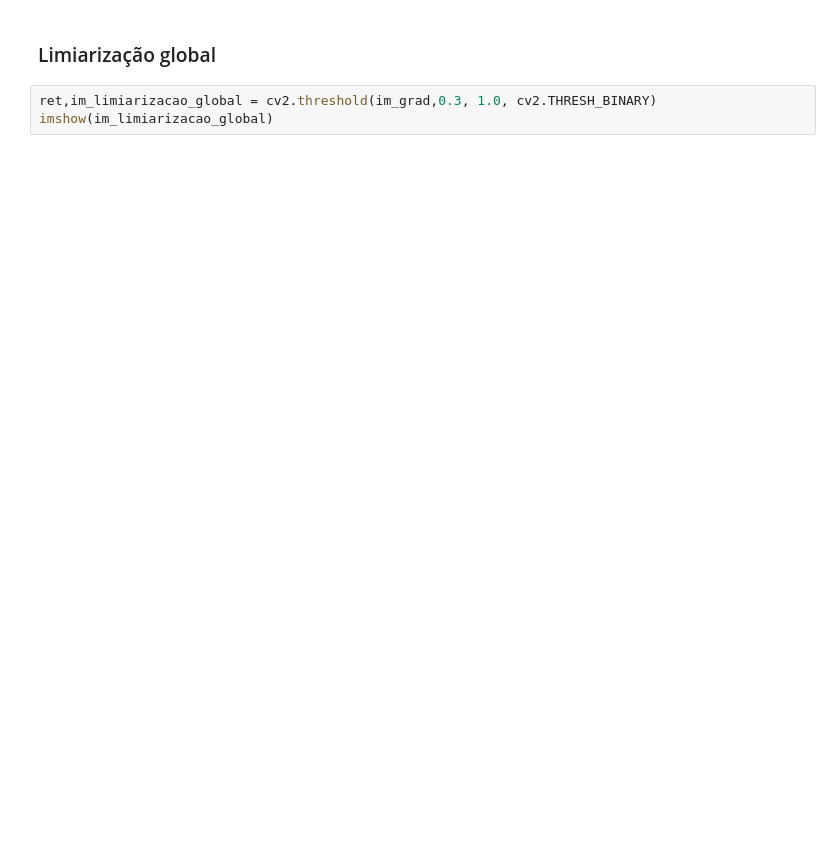
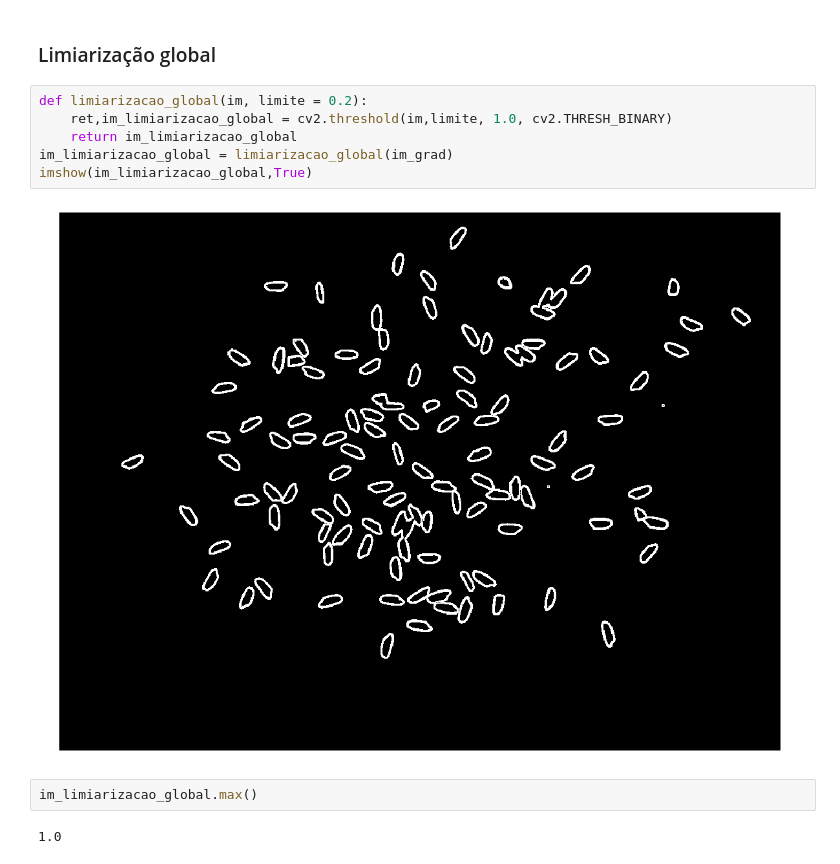
Before and after one commit to cordeirolibel/pdi, a Jupyter notebook: T04/com_grad.ipynb, the cells around one changed output. Cells and saved outputs as stored; diff of their text form; blank space fills up the shorter version.

```diff
--- a/T04/com_grad.ipynb
+++ b/T04/com_grad.ipynb
@@ -47,5 +59,14 @@ imshow(im_grad)
 # %% [markdown]
 ### Limiarização global
 # %%
-ret,im_limiarizacao_global = cv2.threshold(im_grad,0.3, 1.0, cv2.THRESH_BINARY)
-imshow(im_limiarizacao_global)
+def limiarizacao_global(im, limite = 0.2):
+    ret,im_limiarizacao_global = cv2.threshold(im,limite, 1.0, cv2.THRESH_BINARY)
+    return im_limiarizacao_global
+im_limiarizacao_global = limiarizacao_global(im_grad)
+imshow(im_limiarizacao_global,True)
+# %% [output]
+[figure, added]
+# %%
+im_limiarizacao_global.max()
+# %% [output]
+1.0
```
Also changed, not shown: parts of 10 cells of this notebook.
